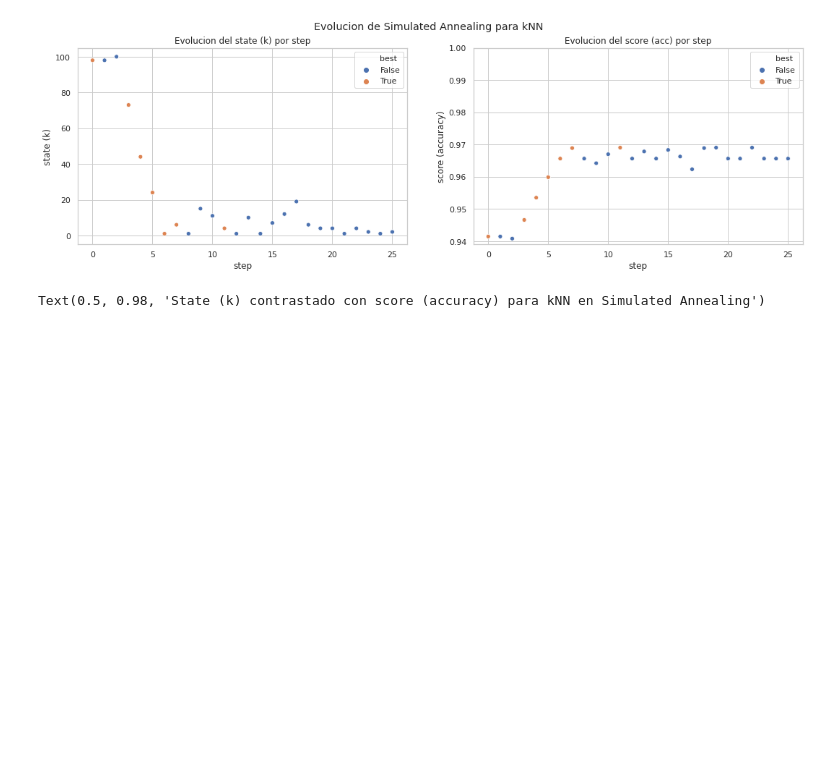
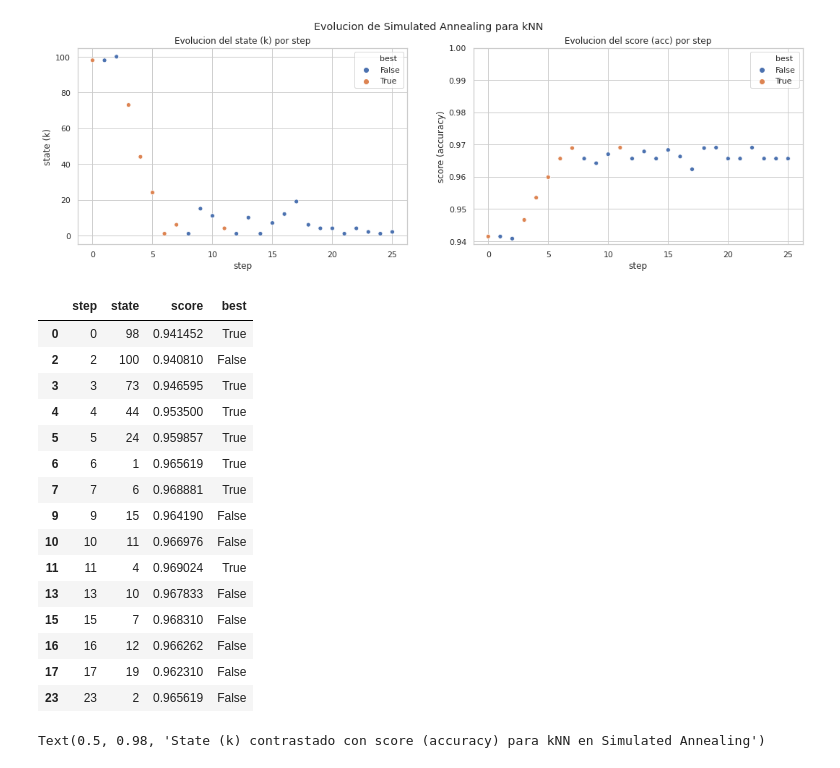
Before and after one commit to mnPanic/metnum-tp2, a Jupyter notebook: notebooks/knn_optimization.ipynb, the cells around one changed output. Saved outputs shown, nothing was run; the diff lists cells and outputs as text; code cells hidden in the pictures; blank space fills up the shorter version.

```diff
--- a/notebooks/knn_optimization.ipynb
+++ b/notebooks/knn_optimization.ipynb
@@ -172,8 +153,26 @@ Text(0.5, 0.98, 'Evolucion de Simulated Annealing para kNN')
 # %%
 # Sacamos los duplicados porque ciertos states se recorren mas de una vez
 df_unique = df.drop_duplicates(subset=["state", "score"])
 df_unique.sort_values("score", ascending=False)
+df_unique
 #df_unique.to_csv("data/knn/optimization/results_unique.csv", index=False)
+# %% [output]
+|  | step | state | score | best |
+| 0 | 0 | 98 | 0.941452 | True |
+| 2 | 2 | 100 | 0.940810 | False |
+| 3 | 3 | 73 | 0.946595 | True |
+| 4 | 4 | 44 | 0.953500 | True |
+| 5 | 5 | 24 | 0.959857 | True |
+| 6 | 6 | 1 | 0.965619 | True |
+| 7 | 7 | 6 | 0.968881 | True |
+| 9 | 9 | 15 | 0.964190 | False |
+| 10 | 10 | 11 | 0.966976 | False |
+| 11 | 11 | 4 | 0.969024 | True |
+| 13 | 13 | 10 | 0.967833 | False |
+| 15 | 15 | 7 | 0.968310 | False |
+| 16 | 16 | 12 | 0.966262 | False |
+| 17 | 17 | 19 | 0.962310 | False |
+| 23 | 23 | 2 | 0.965619 | False |
 # %%
 import seaborn as sns
 sns.set(style="whitegrid")
```
Also changed, not shown: parts of 1 cell of this notebook, 5 other files.
